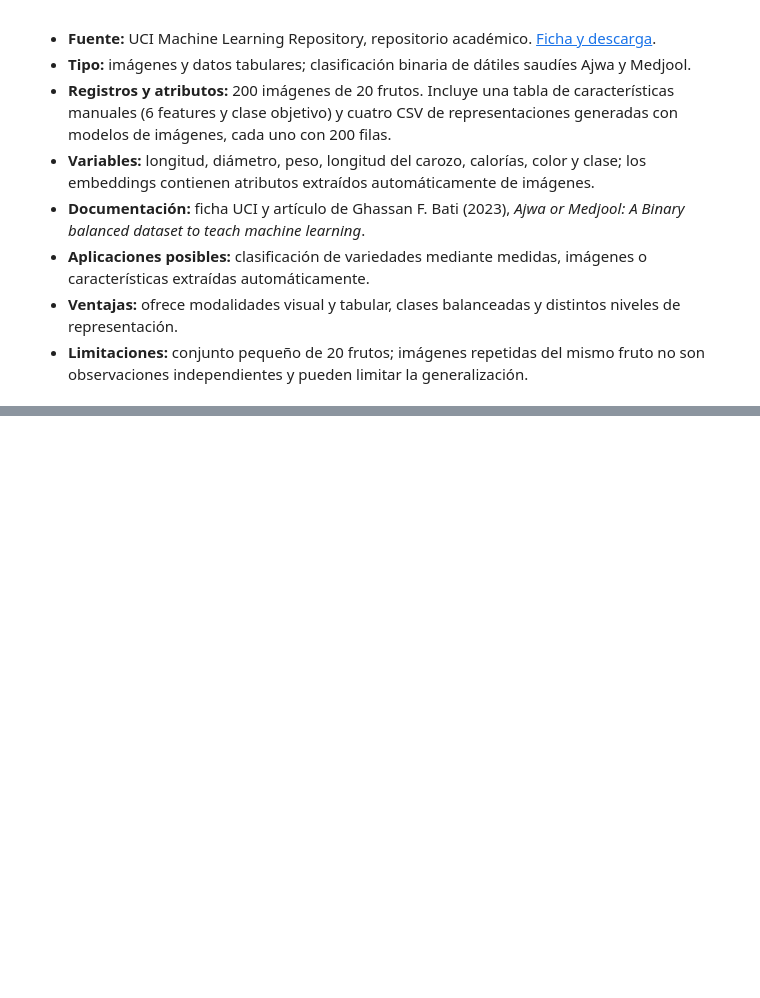
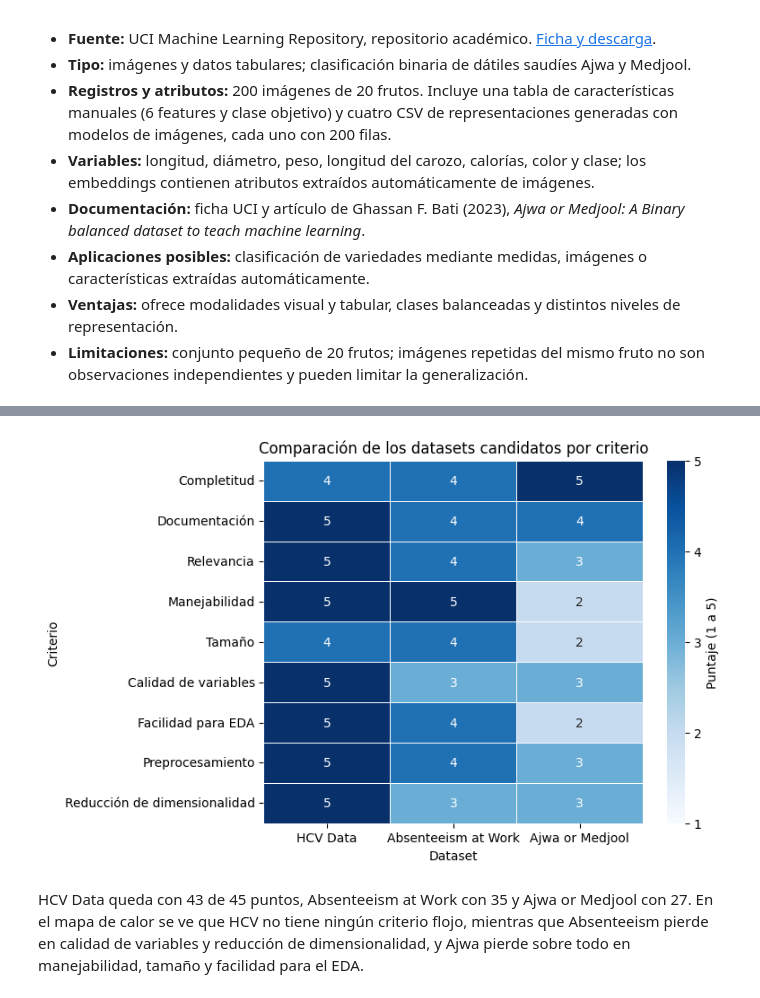
Before and after one commit to ExBlake/Analisis-de-datos-evento-2, a Jupyter notebook: notebooks/01_exploracion_datasets.ipynb, the cells around one changed output, grey strips where cells are left out. Saved outputs shown, nothing was run; the diff lists cells and outputs as text; code cells hidden in the pictures; blank space fills up the shorter version.

Commit message:
Comparación de los datasets y selección de HCV Data

```diff
--- a/notebooks/01_exploracion_datasets.ipynb
+++ b/notebooks/01_exploracion_datasets.ipynb
@@ -37,0 +202,18 @@ Comparación documental de 3 fuentes candidatas. Los tamaños de HCV y ausentism
+# %%
+criterios = [
+    "Completitud", "Documentación", "Relevancia", "Manejabilidad", "Tamaño",
+    "Calidad de variables", "Facilidad para EDA", "Preprocesamiento",
+    "Reducción de dimensionalidad",
+]
+puntajes = pd.DataFrame(
+    {
+        "HCV Data": [4, 5, 5, 5, 4, 5, 5, 5, 5],
+        "Absenteeism at Work": [4, 4, 4, 5, 4, 3, 4, 4, 3],
+        "Ajwa or Medjool": [5, 4, 3, 2, 2, 3, 2, 3, 3],
+    },
+    index=criterios,
+)
+
+puntajes_con_total = puntajes.copy()
+puntajes_con_total.loc["Total"] = puntajes.sum()
+puntajes_con_total
@@ -37,0 +232,16 @@ Comparación documental de 3 fuentes candidatas. Los tamaños de HCV y ausentism
+# %%
+fig, ax = plt.subplots(figsize=(8, 5))
+sns.heatmap(
+    puntajes, annot=True, cmap="Blues", vmin=1, vmax=5,
+    linewidths=0.5, cbar_kws={"label": "Puntaje (1 a 5)", "ticks": [1, 2, 3, 4, 5]}, ax=ax,
+)
+ax.set_title("Comparación de los datasets candidatos por criterio")
+ax.set_xlabel("Dataset")
+ax.set_ylabel("Criterio")
+plt.tight_layout()
+fig.savefig(RUTA_IMAGENES / "comparacion_datasets.png", dpi=120, bbox_inches="tight")
+plt.show()
+# %% [output]
+[figure, added]
+# %% [markdown]
+HCV Data queda con 43 de 45 puntos, Absenteeism at Work con 35 y Ajwa or Medjool con 27. En el mapa de calor se ve que HCV no tiene ningún criterio flojo, mientras que Absenteeism pierde en calidad de variables y reducción de dimensionalidad, y Ajwa pierde sobre todo en manejabilidad, tamaño y facilidad para el EDA.
```
Also changed, not shown: parts of 15 cells of this notebook, 1 other file.
